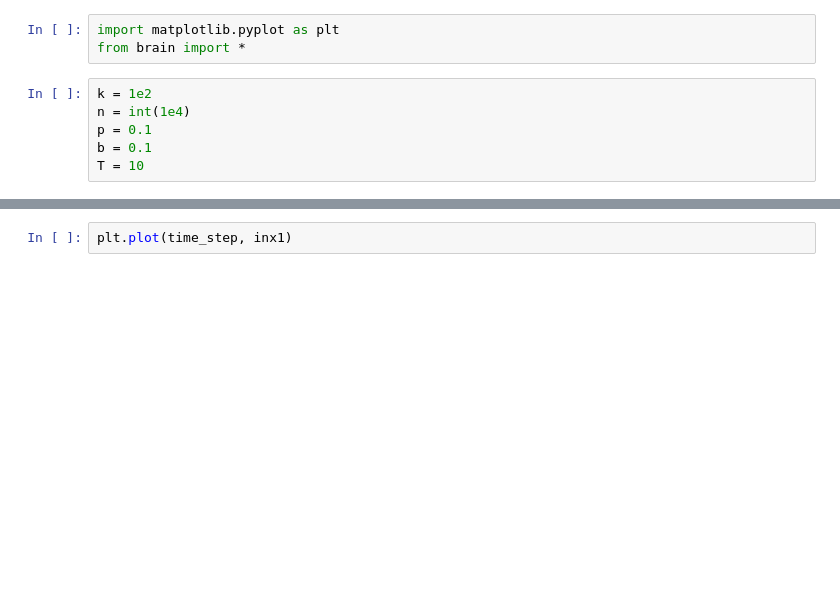
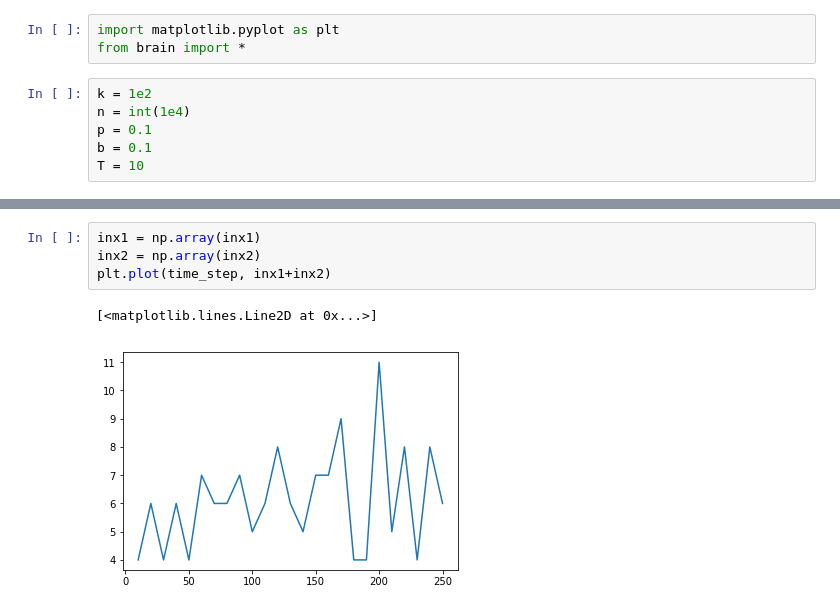
Before and after one commit to RaindragonD/working_memory_assembly, a Jupyter notebook: 3chunking.ipynb, the cells around one changed output, grey strips where cells are left out. Saved outputs shown, nothing was run; the diff lists cells and outputs as text; blank space fills up the shorter version.

```diff
--- a/3chunking.ipynb
+++ b/3chunking.ipynb
@@ -70,4 +72,9 @@ for t in range(10, 251, 10):
-# %%
-plt.plot(time_step, inx1)
+# %%
+inx1 = np.array(inx1)
+inx2 = np.array(inx2)
+plt.plot(time_step, inx1+inx2)
+# %% [output]
+[<matplotlib.lines.Line2D at 0x...>]
+[figure, added]
 # %%
 plt.plot(time_step, inx2)
```
Also changed, not shown: parts of 2 cells of this notebook, 1 other file.
